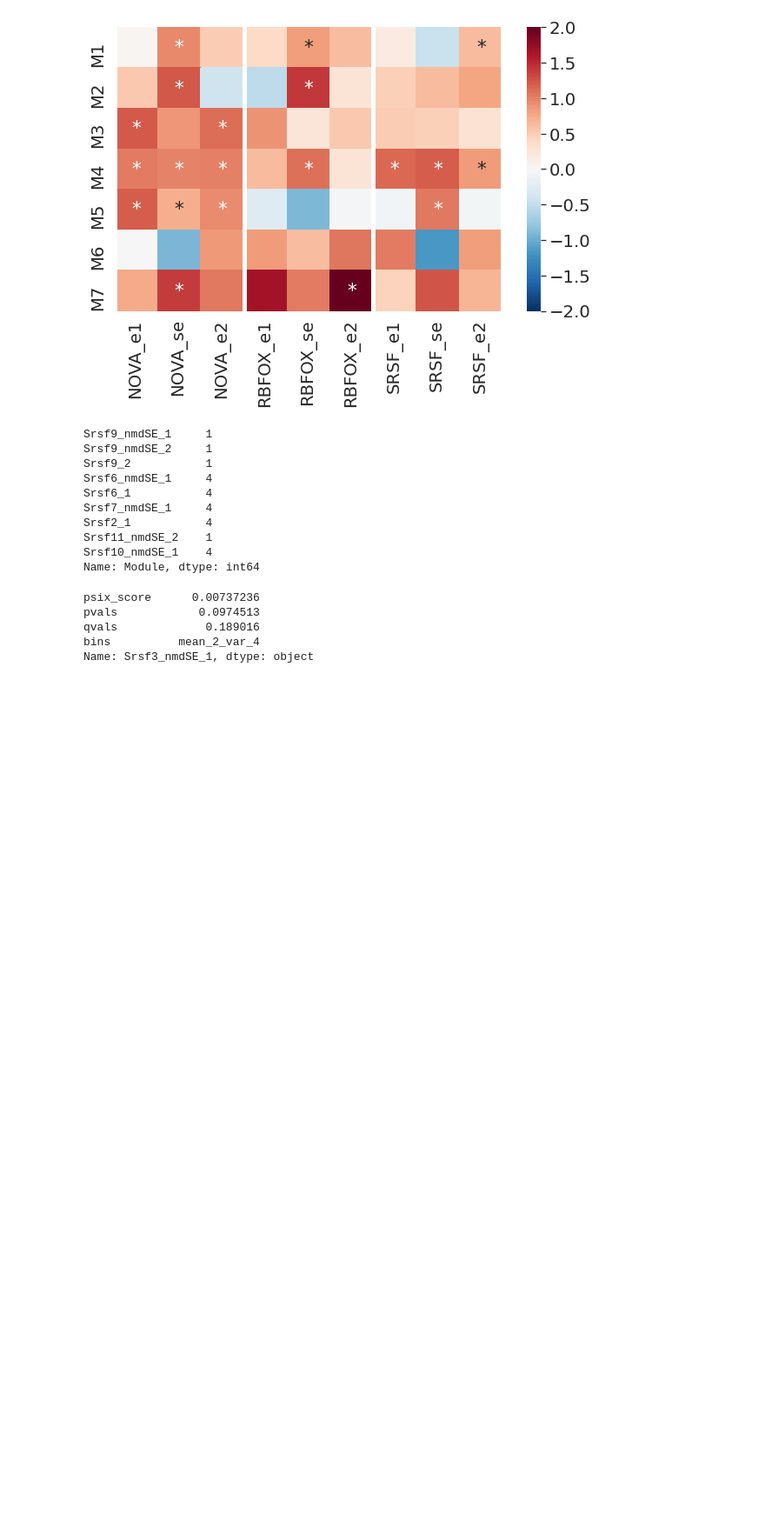
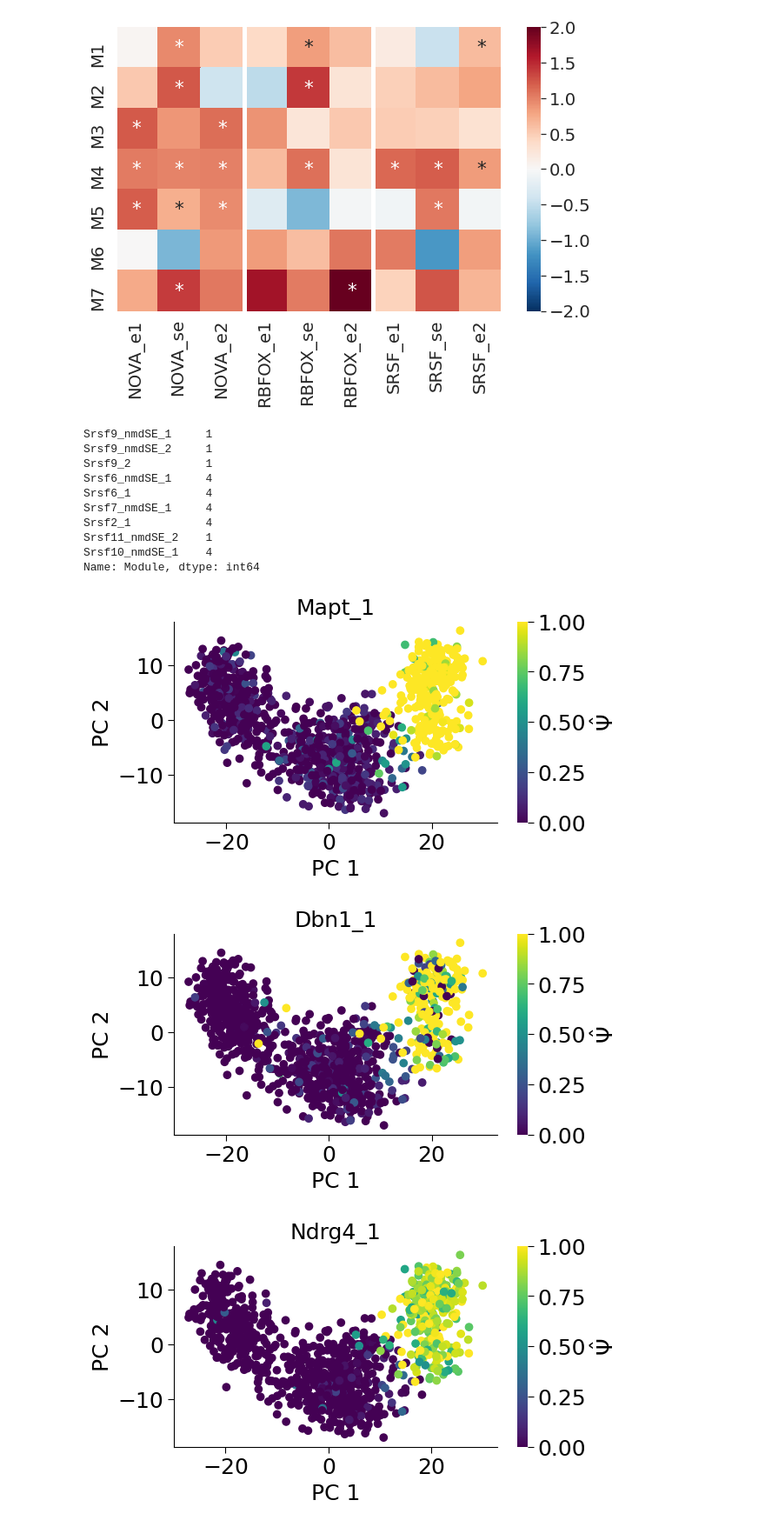
Before and after one commit to lareaulab/analysis_psix, a Jupyter notebook: mouse_brain_development/mouse_brain_development.ipynb, the cells around one changed output. Shown at 87% size. Saved outputs shown, nothing was run; the diff lists cells and outputs as text; code cells hidden in the pictures; blank space fills up the shorter version.

```diff
--- a/mouse_brain_development/mouse_brain_development.ipynb
+++ b/mouse_brain_development/mouse_brain_development.ipynb
@@ -49,3 +49,12 @@ psix_object.process_smartseq(
 Obtaining psi tables...
 Reading TPM and transforming to mRNA counts...
 Successfully processed smart-seq data
+# %%
+psix_object = psix.Psix()
+psix_object.process_smartseq(
+        'data/preprocess/SE_counts_filtered_extended.tab.gz',
+        'data/preprocess/constitutive_introns_filtered_extended.tab.gz',
+        'data/preprocess/rsem_gene_tpm_filtered_extended.tab.gz',
+        minJR = 1,
+        minCell=1,
+        min_observed = 0.25)
@@ -502,11 +531,25 @@ Srsf2_1           4
 Srsf11_nmdSE_2    1
 Srsf10_nmdSE_1    4
 Name: Module, dtype: int64
-# %%
-psix_results.loc['Srsf3_nmdSE_1']
-# %% [output]
-psix_score      0.00737236
-pvals            0.0974513
-qvals             0.189016
-bins          mean_2_var_4
-Name: Srsf3_nmdSE_1, dtype: object
+# %%
+for exon in psix_results[:10].index:
+    fig = plt.figure(figsize=(6, 3))
+    ax  = plt.subplot(1,1,1)
+    sc = ax.scatter(psix_object.adata.uns['latent'].PC_1, psix_object.adata.uns['latent'].PC_2,
+                    c=psix_object.adata.uns['psi'][exon])
+    # cb = plt.colorbar(sc)
+    ax.tick_params(labelsize=18, length=5)
+    cb = plt.colorbar(sc, shrink = 1)
+    cb.set_label(label='$\hat{\Psi}$',size=18)
+    cb.ax.tick_params(labelsize=18, length=5)
+    cb.outline.set_visible(False)
+    plt.title(exon, fontsize=18)
+    plt.xlabel('PC 1', fontsize=18)
+    plt.ylabel('PC 2', fontsize=18)
+
+    ax.spines["right"].set_visible(False)
+    ax.spines["top"].set_visible(False)
+# %% [output]
+[figure, added]
+[figure, added]
+[figure, added]
```
Also changed, not shown: parts of 16 cells of this notebook, 31 other files.
